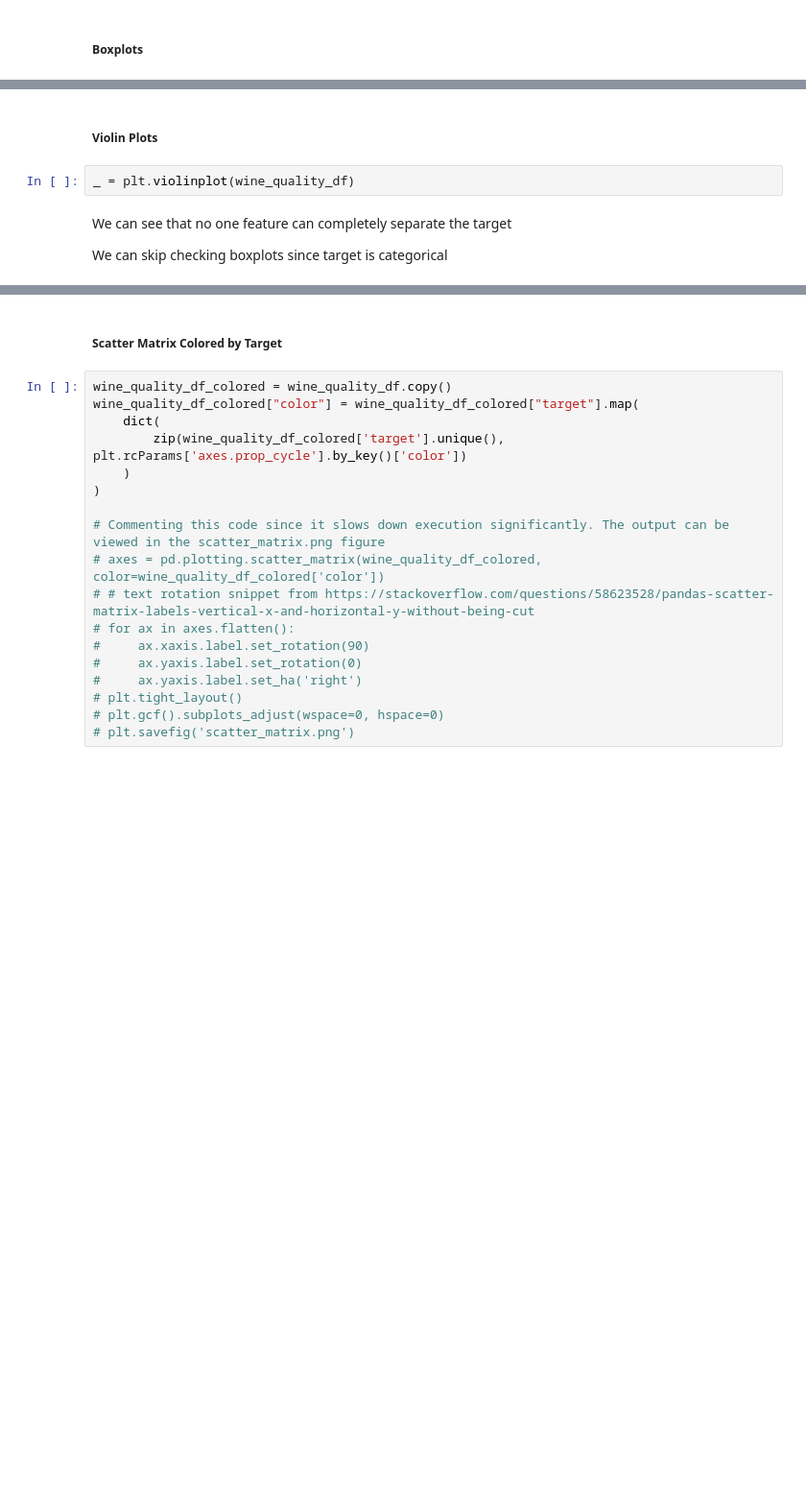
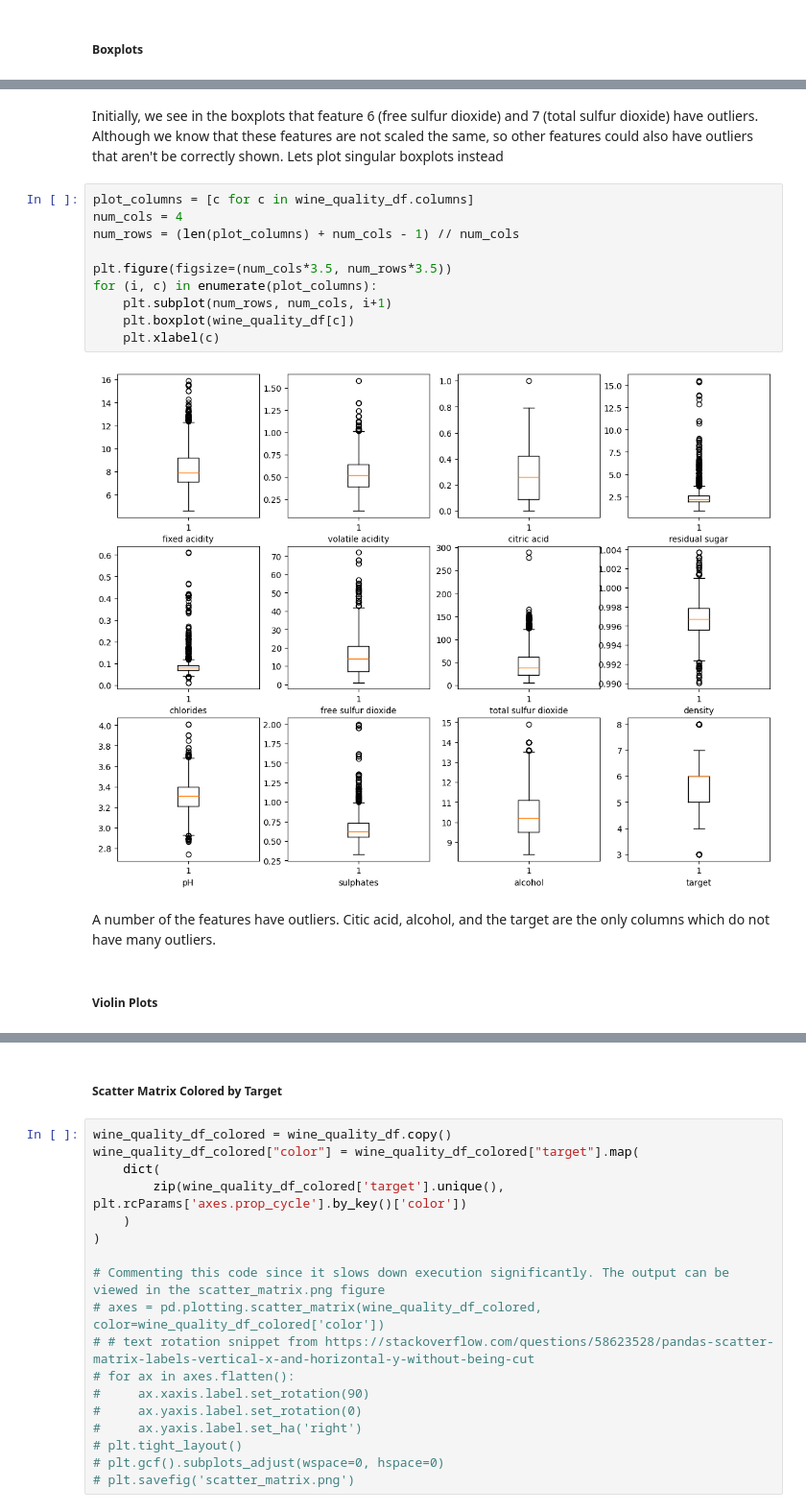
Before and after one commit to calebhadley1/dx602-final-project, a Jupyter notebook: project.ipynb, the cells around one changed output, grey strips where cells are left out. Shown at 96% size. Cells and saved outputs as stored; diff of their text form; blank space fills up the shorter version.

```diff
--- a/project.ipynb
+++ b/project.ipynb
@@ -140,8 +218,18 @@ _ = plt.boxplot(wine_quality_df)
+# %% [markdown]
+Initially, we see in the boxplots that feature 6 (free sulfur dioxide) and 7 (total sulfur dioxide) have outliers. Although we know that these features are not scaled the same, so other features could also have outliers that aren't be correctly shown. Lets plot singular boxplots instead
+# %%
+plot_columns = [c for c in wine_quality_df.columns]
+num_cols = 4
+num_rows = (len(plot_columns) + num_cols - 1) // num_cols
+
+plt.figure(figsize=(num_cols*3.5, num_rows*3.5))
+for (i, c) in enumerate(plot_columns):
+    plt.subplot(num_rows, num_cols, i+1)
+    plt.boxplot(wine_quality_df[c])
+    plt.xlabel(c)
+# %% [output]
+[figure, added]
+# %% [markdown]
+A number of the features have outliers. Citic acid, alcohol, and the target are the only columns which do not have many outliers.
 # %% [markdown]
 ##### Violin Plots
-# %%
-_ = plt.violinplot(wine_quality_df)
-# %% [markdown]
-We can see that no one feature can completely separate the target
-
-We can skip checking boxplots since target is categorical
```
Also changed, not shown: parts of 26 cells of this notebook.
